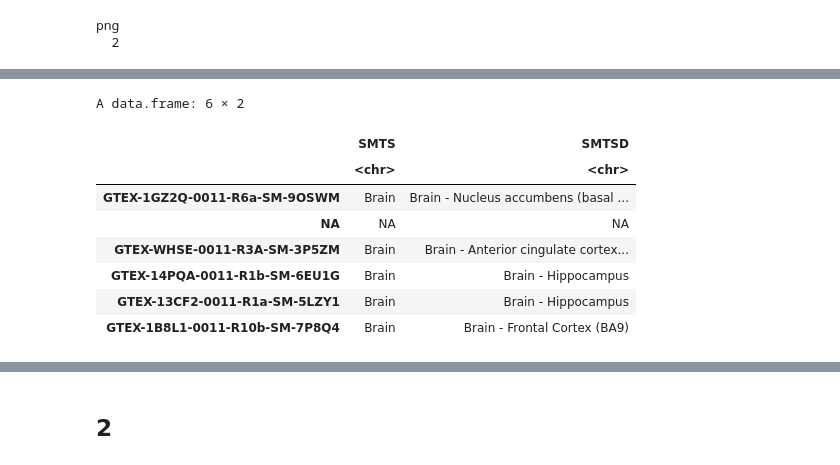
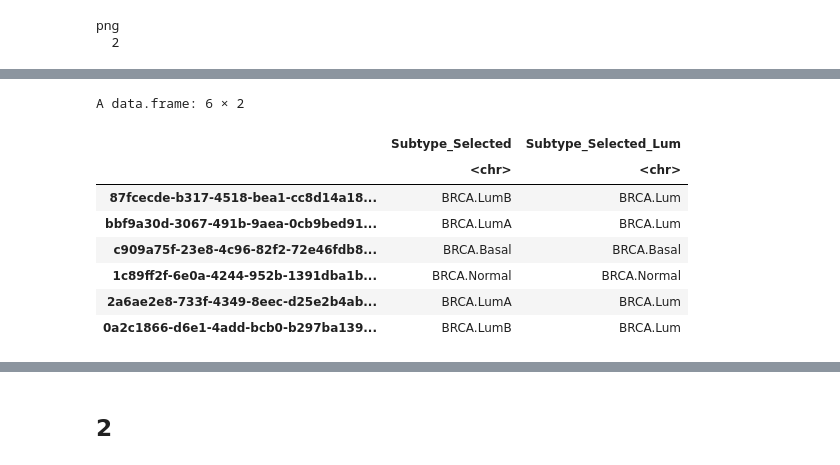
Before and after one commit to fvalle1/phd, a Jupyter notebook: R_stuff/WGCNA.ipynb, the cells around one changed output, grey strips where cells are left out. Drawn from its saved outputs; the diff is of its cells as text; code cells hidden in the pictures.

```diff
--- a/R_stuff/WGCNA.ipynb
+++ b/R_stuff/WGCNA.ipynb
@@ -37,18 +20,18 @@ add_legend <- function(...) {
   legend(...)
 }
 # %%
-datExpr <- t(read.csv("mainTable.csv", check.names=FALSE, row.names = "Name"))
+datExpr <- t(read.csv("mainTable.csv", check.names=FALSE, row.names = "0"))
 genes <- dimnames(datExpr)[[2]]
 samples <- dimnames(datExpr)[[1]]
 datExpr <- as.data.frame(apply(datExpr,2, as.numeric)) #numeric
 dimnames(datExpr)[[1]] <- samples
 allTraits <- read.csv("files.dat")
 # %%
-#log1 <- function(x){
-#    log(x+1)
-#}
-#datExpr <- as.data.frame(apply(datExpr,2, log2))
-#dimnames(datExpr)[[1]] <- samples
+log2_1 <- function(x){
+    log2(x+1)
+}
+datExpr <- as.data.frame(apply(datExpr,2, log2_1))
+dimnames(datExpr)[[1]] <- samples
 # %%
 datExpr[1:10,1:5]
 # %% [output]
@@ -80,9 +63,10 @@ A data.frame: 6 × 63
 # %%
 #labels <- c('primary_site', 'malignacy', 'disease_type', 'stage')
+labels <- c('Subtype_Selected','Subtype_Selected_Lum')
 #labels <- c('cases.0.project.primary_site', 'cases.0.project.disease_type')
-labels <- c('SMTS', 'SMTSD')
+#labels <- c('SMTS', 'SMTSD')
 datTraits <- allTraits[,labels]
-rownames(datTraits) <- allTraits$SAMPID
+rownames(datTraits) <- allTraits$file_name
 datTraits <- datTraits[rownames(datExpr),]
 head(datTraits)
 # %% [output]
@@ -129,7 +113,7 @@ png
   2
 # %%
 # Determine cluster under the line
-clust = cutreeStatic(sampleTree, cutHeight = 83, minSize = 10)
+clust = cutreeStatic(sampleTree, cutHeight = 1e5, minSize = 10)
 table(clust)
 # %% [output]
 clust
@@ -161,19 +145,19 @@ A data.frame: 6 × 3000
 # %%
-rownames(allTraits) <- allTraits$SAMPID
+rownames(allTraits) <- allTraits$file_name
 datTraits <- allTraits[keepSamples,labels]
 rownames(datTraits) <- rownames(allTraits[keepSamples,labels])
 datTraits <- datTraits[rownames(datExpr),]
 head(datTraits)
 # %% [output]
 A data.frame: 6 × 2
-|  | SMTS | SMTSD |
+|  | Subtype_Selected | Subtype_Selected_Lum |
 |  | <chr> | <chr> |
-| GTEX-1GZ2Q-0011-R6a-SM-9OSWM | Brain | Brain - Nucleus accumbens (basal ... |
-| NA | NA | NA |
-| GTEX-WHSE-0011-R3A-SM-3P5ZM | Brain | Brain - Anterior cingulate cortex... |
-| GTEX-14PQA-0011-R1b-SM-6EU1G | Brain | Brain - Hippocampus |
-| GTEX-13CF2-0011-R1a-SM-5LZY1 | Brain | Brain - Hippocampus |
-| GTEX-1B8L1-0011-R10b-SM-7P8Q4 | Brain | Brain - Frontal Cortex (BA9) |
+| 87fcecde-b317-4518-bea1-cc8d14a18... | BRCA.LumB | BRCA.Lum |
+| bbf9a30d-3067-491b-9aea-0cb9bed91... | BRCA.LumA | BRCA.Lum |
+| c909a75f-23e8-4c96-82f2-72e46fdb8... | BRCA.Basal | BRCA.Basal |
+| 1c89ff2f-6e0a-4244-952b-1391dba1b... | BRCA.Normal | BRCA.Normal |
+| 2a6ae2e8-733f-4349-8eec-d25e2b4ab... | BRCA.LumA | BRCA.Lum |
+| 0a2c1866-d6e1-4add-bcb0-b297ba139... | BRCA.LumB | BRCA.Lum |
 # %%
 collectGarbage();
 # %%
```
Also changed, not shown: parts of 25 cells of this notebook.
